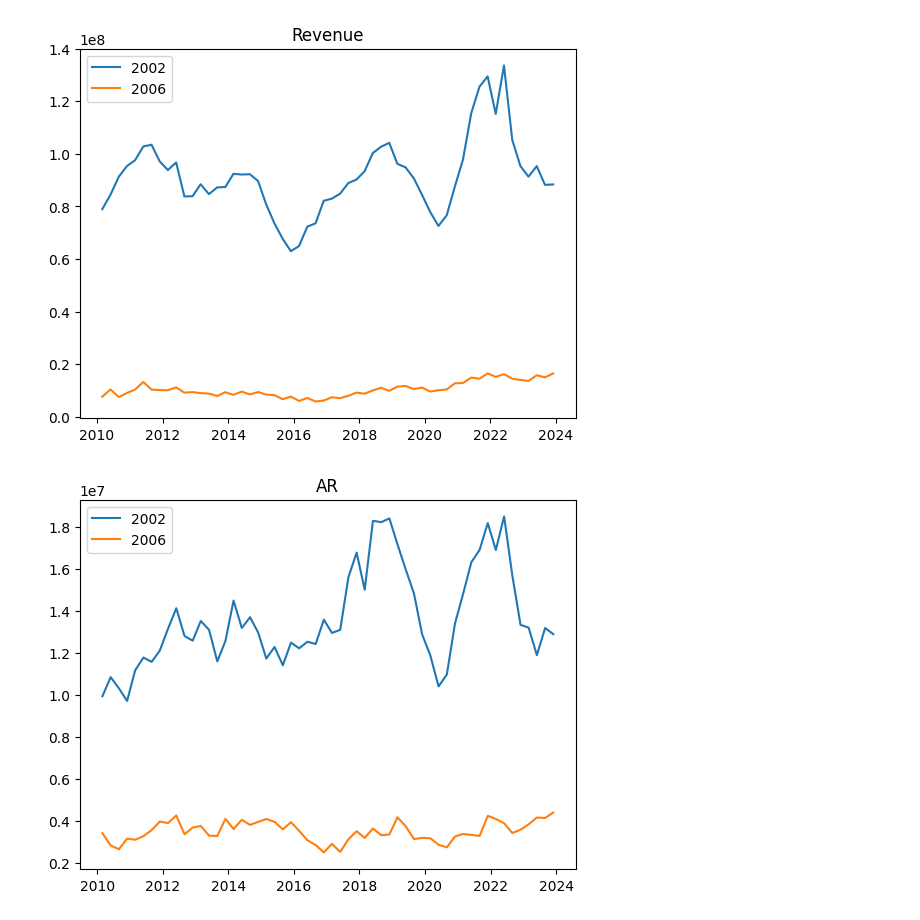
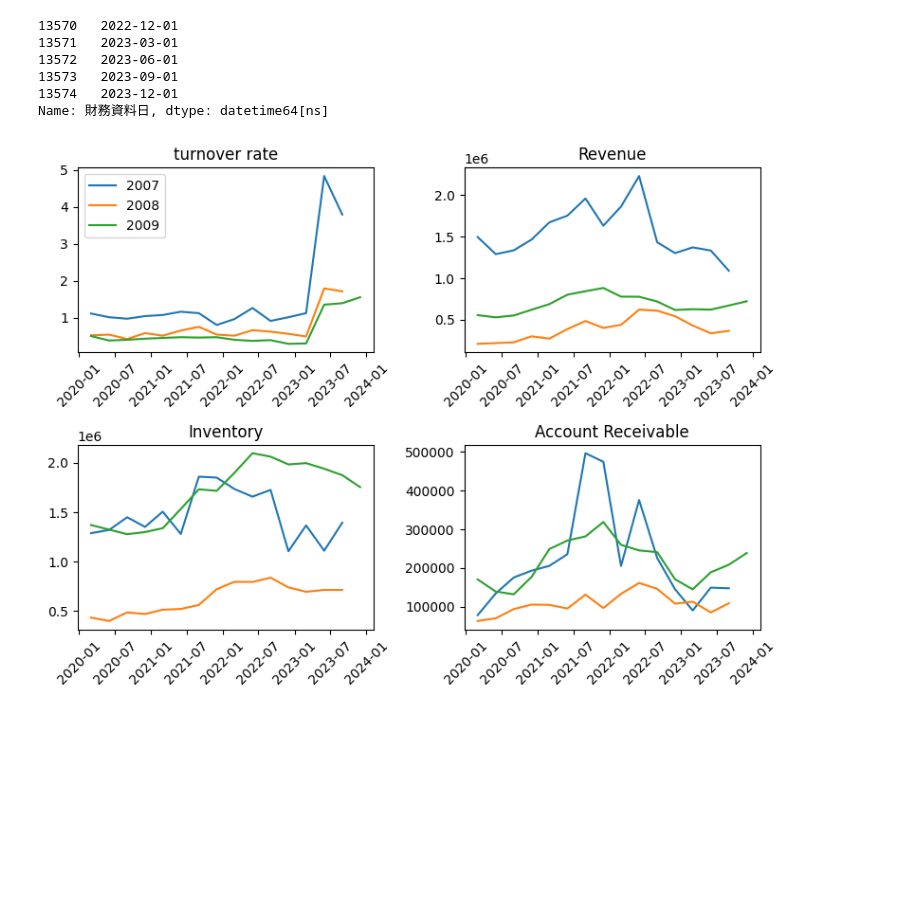
Before and after one commit to tsungyou/Money, a Jupyter notebook: capstone-factor/pq.ipynb, the cells around one changed output. Drawn from its saved outputs; the diff is of its cells as text; code cells hidden in the pictures; blank space fills up the shorter version.

Commit message:
tw stock screener main

```diff
--- a/capstone-factor/pq.ipynb
+++ b/capstone-factor/pq.ipynb
@@ -18,8 +20,8 @@ CUR_DIR = os.getcwd()
 FIN_DIR = os.path.join(os.path.dirname(CUR_DIR), "financial_statements")
 # 營業收入：pstage => financial_report
 df = pd.read_parquet(f"{FIN_DIR}/pstage/financial_report.parquet", engine='pyarrow')
-list_ = ['2002', "2006"]
-pmart = df[['財務資料日', '證券碼', '存貨週轉率(次)', '應收帳款及票據', '營業收入淨額']]
+list_ = ["2007","2008","2009"]
+pmart = df[['財務資料日', '證券碼', '存貨週轉率(次)', '應收帳款及票據', '營業收入淨額', '存貨']]
 filtered_pmart = pmart[pmart['證券碼'].isin(list_)]
 filtered_pmart
 # %% [output]
@@ -39,34 +41,47 @@ filtered_pmart
 # %%
-fig, ax = plt.subplots(nrows=2, ncols=2, figsize=(12, 12))
+fig, ax = plt.subplots(nrows=2, ncols=2, figsize=(8, 6))
+date_col = "財務資料日"
+date_start = "2020-01-01"
+code_col = "證券碼"
 for stock in list_:
-    data = filtered_pmart[filtered_pmart['證券碼'] == stock]
-    data = data[data['財務資料日'] >= "2010-01-01"]
-    ax[0, 0].plot(data['財務資料日'], data['存貨週轉率(次)'], label=stock)
+    data = filtered_pmart[filtered_pmart[code_col] == stock]
+    data = data[data[date_col] >= date_start]
+    ax[0, 0].plot(data[date_col], data['存貨週轉率(次)'], label=stock)
     ax[0, 0].set_title("turnover rate")
     ax[0, 0].legend()
+    ax[0, 0].tick_params(axis='x', rotation=45)
 
 for stock in list_:
-    data = filtered_pmart[filtered_pmart['證券碼'] == stock]
-    data = data[data['財務資料日'] >= "2010-01-01"]
-    plt.plot(data['財務資料日'], data['營業收入淨額'], label=stock)
-    ax[0, 1].plot(data['財務資料日'], data['應收帳款及票據'], label=stock)
-    ax[0, 1].set_title("Account Receivable")
-    ax[0, 1].legend()
+    data = filtered_pmart[filtered_pmart[code_col] == stock]
+    data = data[data[date_col] >= date_start]
+    ax[0, 1].plot(data[date_col], data['營業收入淨額'], label=stock)
+    ax[0, 1].set_title("Revenue")
+    ax[0, 1].tick_params(axis='x', rotation=45)
+    # ax[0, 1].legend()
+for stock in list_:
+    data = filtered_pmart[filtered_pmart[code_col] == stock]
+    data = data[data[date_col] >= date_start]
+    ax[1, 1].plot(data[date_col], data['應收帳款及票據'], label=stock)
+    ax[1, 1].set_title("Account Receivable")
+    ax[1, 1].tick_params(axis='x', rotation=45)
+    # ax[1, 1].legend()
 
+for stock in list_:
+    data = filtered_pmart[filtered_pmart[code_col] == stock]
+    data = data[data[date_col] >= date_start]
+    ax[1, 0].plot(data[date_col], data['存貨'], label=stock)
+    ax[1, 0].set_title("Inventory")
+    ax[1, 0].tick_params(axis='x', rotation=45)
+    # ax[1, 0].legend()
+
+print(data[date_col].tail())
 plt.tight_layout()
-
-plt.title("Revenue")
-plt.legend()
 plt.show()
 # %% [output]
+13570   2022-12-01
+13571   2023-03-01
+13572   2023-06-01
+13573   2023-09-01
+13574   2023-12-01
+Name: 財務資料日, dtype: datetime64[ns]
-[figure, old version]
+[figure, new version]
-# %%
-for stock in list_:
-    data = filtered_pmart[filtered_pmart['證券碼'] == stock]
-    data = data[data['財務資料日'] >= "2010-01-01"]
-    plt.plot(data['財務資料日'], data['應收帳款及票據'], label=stock)
-plt.title("AR")
-plt.legend()
-plt.show()
-# %% [output]
-[figure, removed]
```
Also changed, not shown: parts of 5 cells of this notebook, 3 other files.
